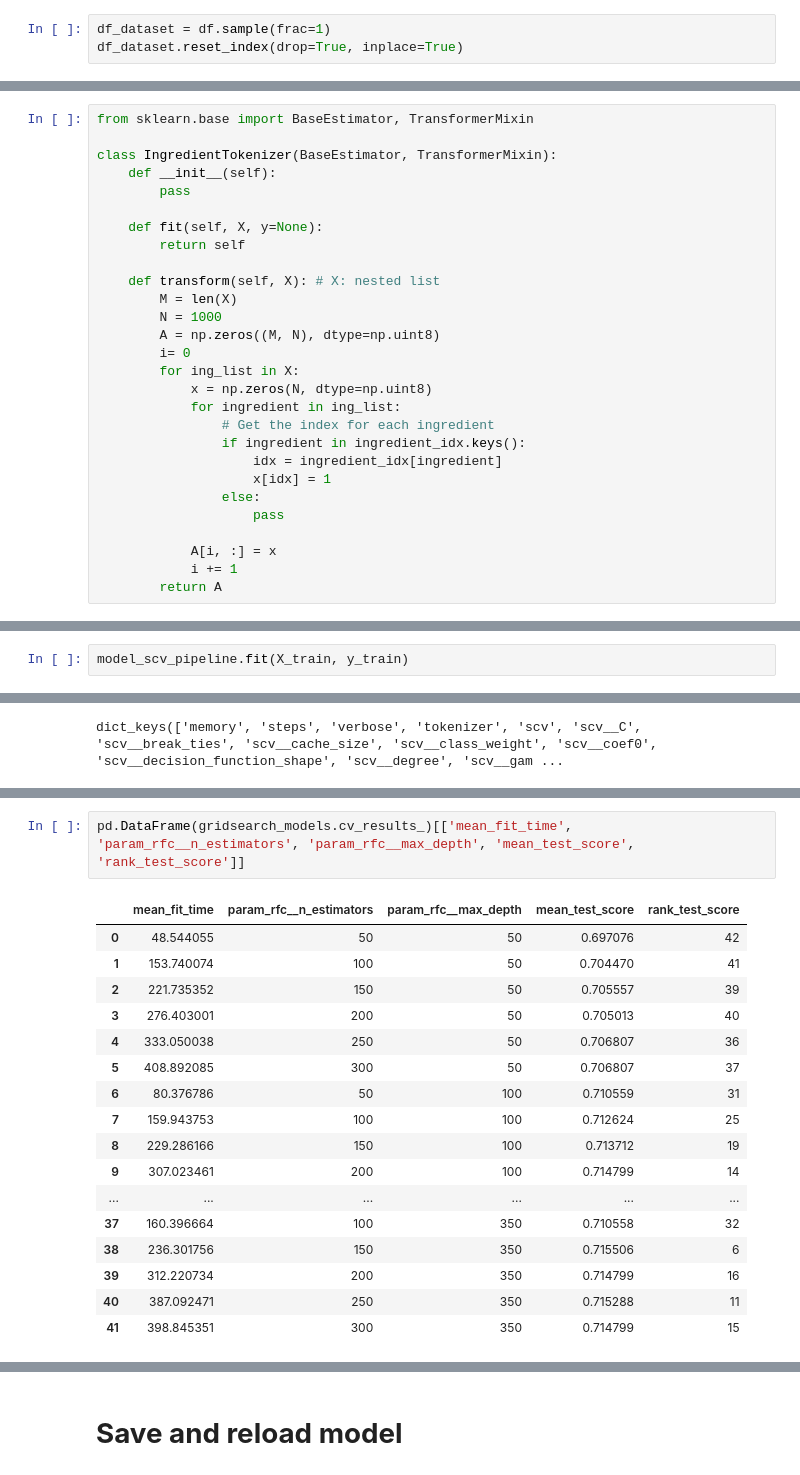
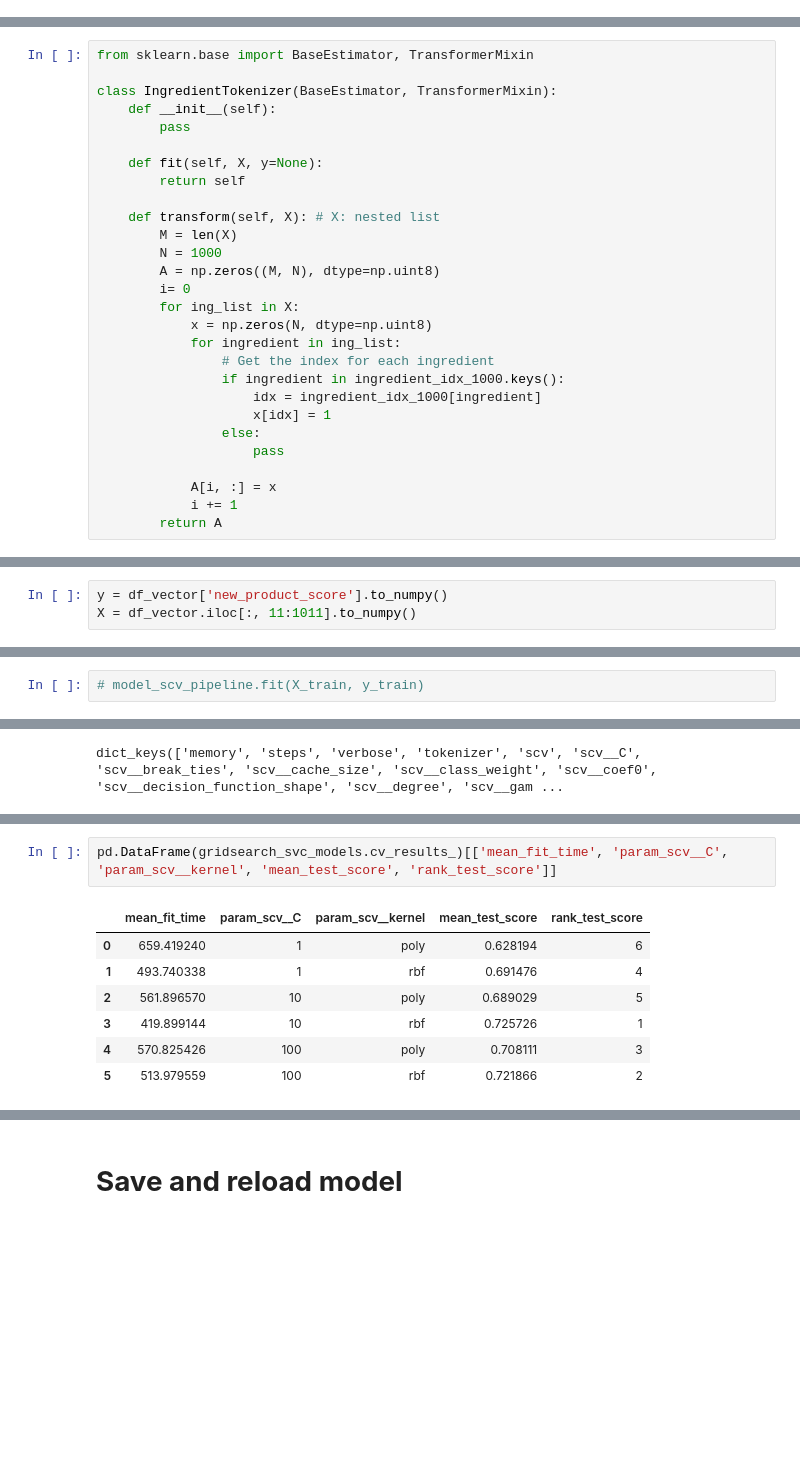
Before and after one commit to hienngn/coderschool-final-project, a Jupyter notebook: Model_product_evaluator/Randomforest.ipynb, the cells around one changed output, grey strips where cells are left out. Drawn from its saved outputs; the diff is of its cells as text; blank space fills up the shorter version.

```diff
--- a/Model_product_evaluator/Randomforest.ipynb
+++ b/Model_product_evaluator/Randomforest.ipynb
@@ -204,6 +227,3 @@ df_vector = pd.concat([df_all, df_sorted], axis=1)
 df_vector.to_csv('ewg_all_products_vector.csv', index=False)
 # %%
 df = pd.read_csv('ewg_all_products_vector.csv')
-# %%
-df_dataset = df.sample(frac=1)
-df_dataset.reset_index(drop=True, inplace=True)
@@ -361,8 +323,8 @@ class IngredientTokenizer(BaseEstimator, TransformerMixin):
             x = np.zeros(N, dtype=np.uint8)
             for ingredient in ing_list:
                 # Get the index for each ingredient
-                if ingredient in ingredient_idx.keys():
-                    idx = ingredient_idx[ingredient]
+                if ingredient in ingredient_idx_1000.keys():
+                    idx = ingredient_idx_1000[ingredient]
                     x[idx] = 1
                 else:
                     pass
@@ -393,3 +387,6 @@ y = df_dataset['new_product_score'].to_numpy()
+# %%
+y = df_vector['new_product_score'].to_numpy()
+X = df_vector.iloc[:, 11:1011].to_numpy()
 # %%
 X_train, X_test, y_train, y_test = train_test_split(X, y, test_size = 0.2, random_state = 42, stratify=y)
 # %%
@@ -417,5 +414,5 @@ model_scv_pipeline = Pipeline([
 # %%
-model_scv_pipeline.fit(X_train, y_train)
+# model_scv_pipeline.fit(X_train, y_train)
 # %% [output]
 Pipeline(steps=[('tokenizer', IngredientTokenizer()), ('scv', SVC(C=10))])
 # %%
@@ -495,20 +489,10 @@ pd.DataFrame(gridsearch_models.cv_results_)
 # %%
-pd.DataFrame(gridsearch_models.cv_results_)[['mean_fit_time', 'param_rfc__n_estimators', 'param_rfc__max_depth', 'mean_test_score', 'rank_test_score']]
+pd.DataFrame(gridsearch_svc_models.cv_results_)[['mean_fit_time', 'param_scv__C', 'param_scv__kernel', 'mean_test_score', 'rank_test_score']]
 # %% [output]
-|  | mean_fit_time | param_rfc__n_estimators | param_rfc__max_depth | mean_test_score | rank_test_score |
-| 0 | 48.544055 | 50 | 50 | 0.697076 | 42 |
-| 1 | 153.740074 | 100 | 50 | 0.704470 | 41 |
-| 2 | 221.735352 | 150 | 50 | 0.705557 | 39 |
-| 3 | 276.403001 | 200 | 50 | 0.705013 | 40 |
-| 4 | 333.050038 | 250 | 50 | 0.706807 | 36 |
-| 5 | 408.892085 | 300 | 50 | 0.706807 | 37 |
-| 6 | 80.376786 | 50 | 100 | 0.710559 | 31 |
-| 7 | 159.943753 | 100 | 100 | 0.712624 | 25 |
-| 8 | 229.286166 | 150 | 100 | 0.713712 | 19 |
-| 9 | 307.023461 | 200 | 100 | 0.714799 | 14 |
-| ... | ... | ... | ... | ... | ... |
-| 37 | 160.396664 | 100 | 350 | 0.710558 | 32 |
-| 38 | 236.301756 | 150 | 350 | 0.715506 | 6 |
-| 39 | 312.220734 | 200 | 350 | 0.714799 | 16 |
-| 40 | 387.092471 | 250 | 350 | 0.715288 | 11 |
-| 41 | 398.845351 | 300 | 350 | 0.714799 | 15 |
+|  | mean_fit_time | param_scv__C | param_scv__kernel | mean_test_score | rank_test_score |
+| 0 | 659.419240 | 1 | poly | 0.628194 | 6 |
+| 1 | 493.740338 | 1 | rbf | 0.691476 | 4 |
+| 2 | 561.896570 | 10 | poly | 0.689029 | 5 |
+| 3 | 419.899144 | 10 | rbf | 0.725726 | 1 |
+| 4 | 570.825426 | 100 | poly | 0.708111 | 3 |
+| 5 | 513.979559 | 100 | rbf | 0.721866 | 2 |
```
Also changed, not shown: parts of 43 cells of this notebook, 18 other files.
